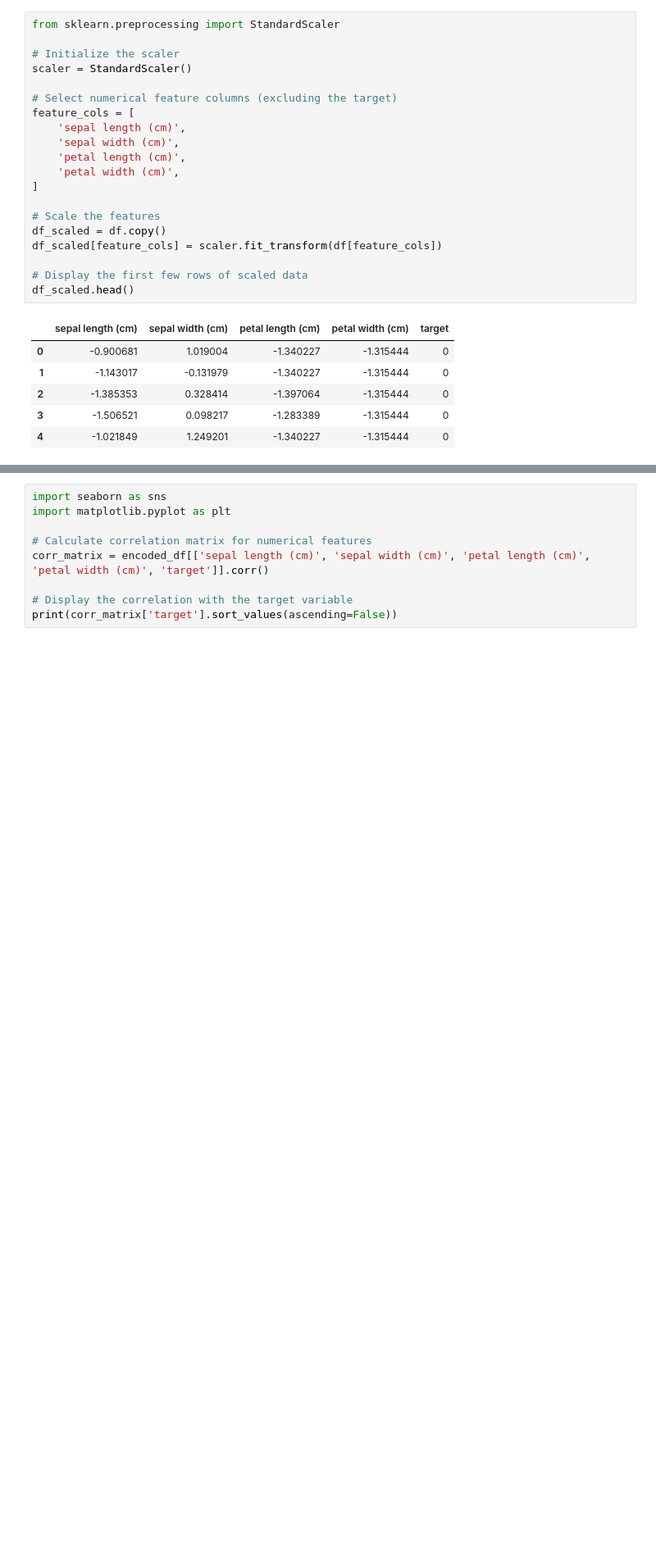
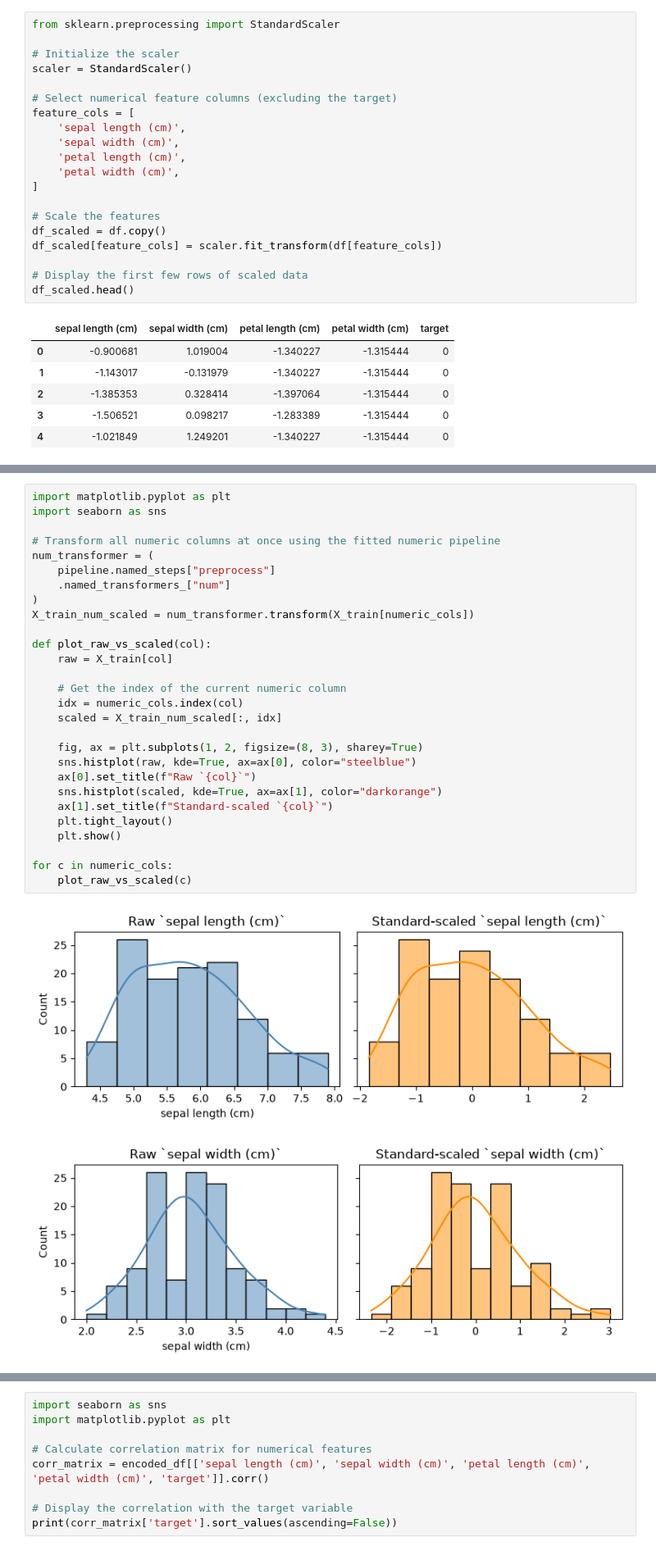
Before and after one commit to ChaithuPasupuleti/Ai-Ml_Internship, a Jupyter notebook: feature_engineering.ipynb, the cells around one changed output, grey strips where cells are left out. Shown at 82% size. Saved outputs shown, nothing was run; the diff lists cells and outputs as text; blank space fills up the shorter version.

```diff
--- a/feature_engineering.ipynb
+++ b/feature_engineering.ipynb
@@ -132,0 +183,31 @@ encoded_df.head()
+# %%
+import matplotlib.pyplot as plt
+import seaborn as sns
+
+# Transform all numeric columns at once using the fitted numeric pipeline
+num_transformer = (
+    pipeline.named_steps["preprocess"]
+    .named_transformers_["num"]
+)
+X_train_num_scaled = num_transformer.transform(X_train[numeric_cols])
+
+def plot_raw_vs_scaled(col):
+    raw = X_train[col]
+
+    # Get the index of the current numeric column
+    idx = numeric_cols.index(col)
+    scaled = X_train_num_scaled[:, idx]
+
+    fig, ax = plt.subplots(1, 2, figsize=(8, 3), sharey=True)
+    sns.histplot(raw, kde=True, ax=ax[0], color="steelblue")
+    ax[0].set_title(f"Raw `{col}`")
+    sns.histplot(scaled, kde=True, ax=ax[1], color="darkorange")
+    ax[1].set_title(f"Standard‑scaled `{col}`")
+    plt.tight_layout()
+    plt.show()
+
+for c in numeric_cols:
+    plot_raw_vs_scaled(c)
+# %% [output]
+[figure, added]
+[figure, added]
```
Also changed, not shown: parts of 9 cells of this notebook.
